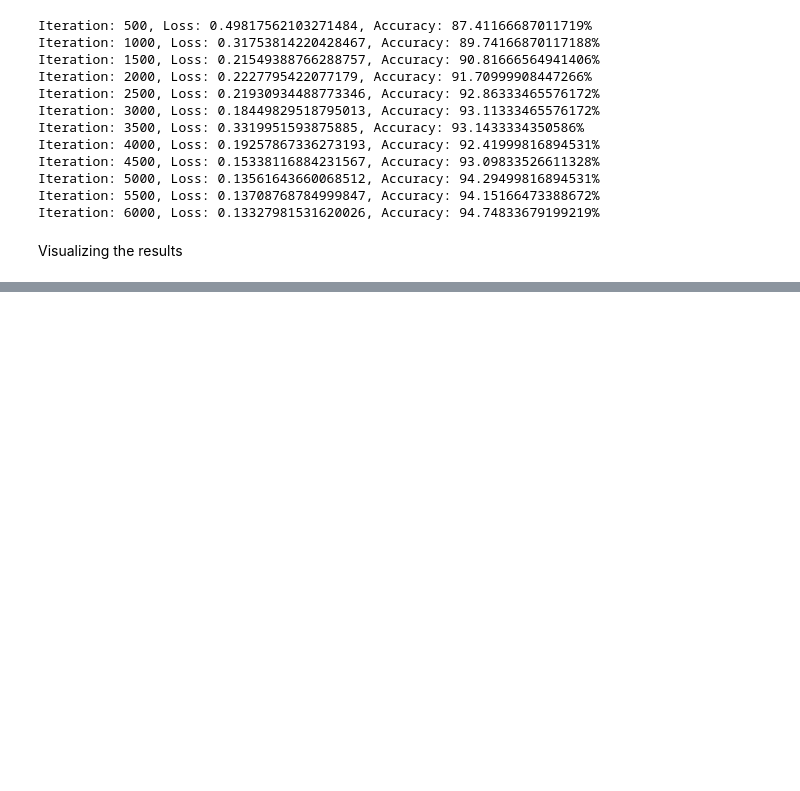
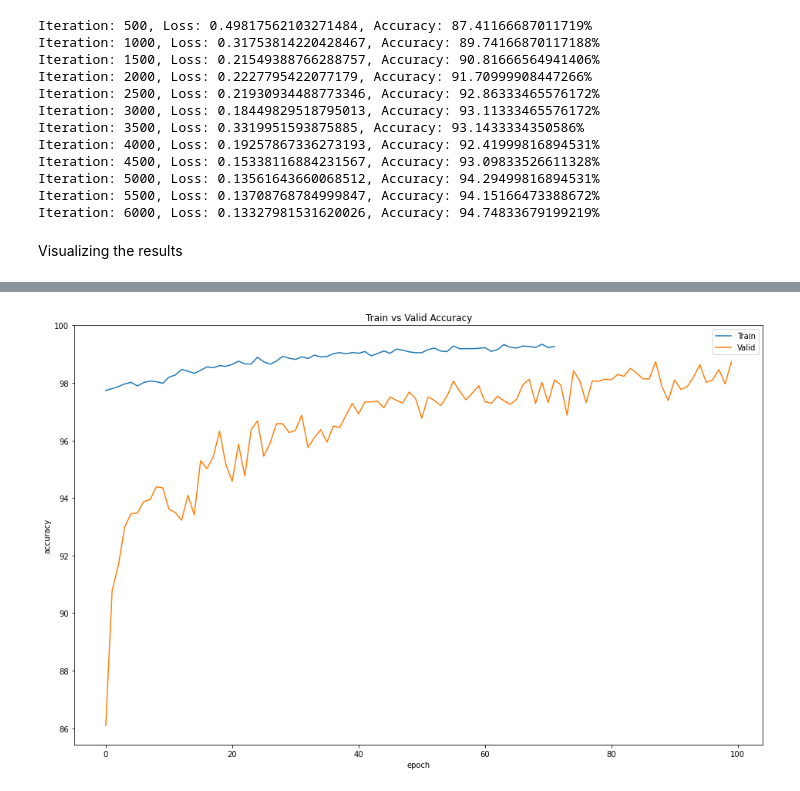
Before and after one commit to NUS-CS3244-AY2122S1-T42-Project/FashionMNIST, a Jupyter notebook: cNN.ipynb, the cells around one changed output, grey strips where cells are left out. Saved outputs shown, nothing was run; the diff lists cells and outputs as text; code cells hidden in the pictures; blank space fills up the shorter version.

Commit message:
optimize cNN training and testing, visualize feature maps and filters, save diagrams

```diff
--- a/cNN.ipynb
+++ b/cNN.ipynb
@@ -302,0 +371,7 @@ plt.show()
+# %%
+epochs=100
+train_accu, eval_accu, train_losses, eval_losses = [], [], [], []
+for epoch in range(1,epochs+1):
+  train_loss, train_accuracy = train(epoch)
+  test_loss, test_accuracy = test(epoch)
+  print("Epoch: {}\nTrain: Loss: {}, Accuracy: {}%\nTest: Loss {}, Accuracy: {}%".format(epoch, train_loss, train_accuracy, test_loss, test_accuracy))
@@ -302,0 +401,13 @@ plt.show()
+# %%
+plt.figure(figsize=(16,10))
+
+plt.plot(train_accu)
+plt.plot(eval_accu)
+plt.xlabel('epoch')
+plt.ylabel('accuracy')
+plt.legend(['Train','Valid'])
+plt.title('Train vs Valid Accuracy')
+
+plt.savefig('./diagrams/cNN_Train_vs_Valid_Acc.png')
+# %% [output]
+[figure, added]
```
Also changed, not shown: parts of 25 cells of this notebook, 8 other files.
